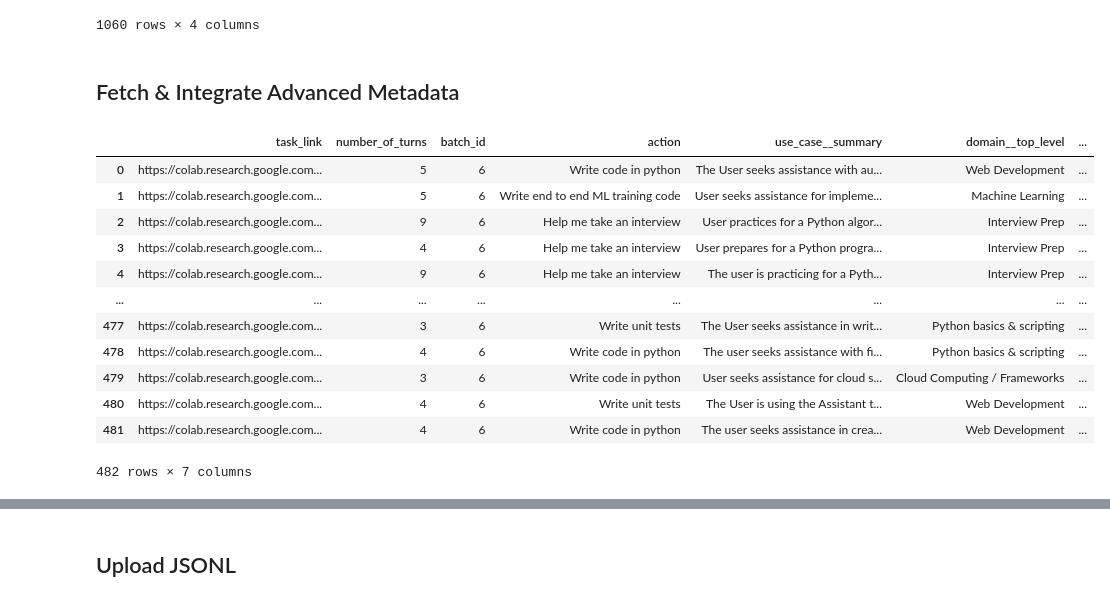
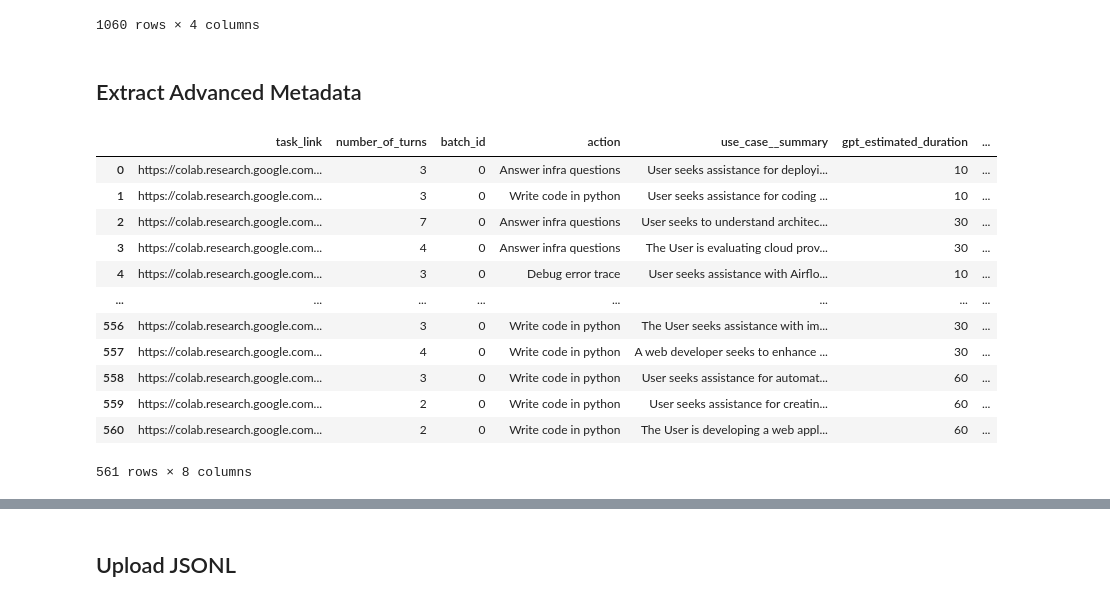
Before and after one commit to leJOEndary/character_tasks, a Jupyter notebook: operations/delivery/delivery_4.ipynb, the cells around one changed output, grey strips where cells are left out. Cells and saved outputs as stored; diff of their text form; code cells hidden in the pictures.

```diff
--- a/operations/delivery/delivery_4.ipynb
+++ b/operations/delivery/delivery_4.ipynb
@@ -172,7 +174,6 @@ for sheet_name in included_sheet_names:
     print(sheet_name)
     bdf = download_sheet_as_df(service_account_file, tracking_sheet_id, sheet_name)
     progress_batches.append(bdf)
-    print(bdf.shape)
 
 df = pd.concat(progress_batches, ignore_index=True)
 completed_df = df[df["completion_status"] == "Done"]
@@ -184,6 +185,10 @@ delivered = pd.concat([
     download_sheet_as_df(service_account_file, delivery_sheet_id, "Batch 3"),
     download_sheet_as_df(service_account_file, delivery_sheet_id, "Batch 4"),
     download_sheet_as_df(service_account_file, delivery_sheet_id, "Batch 5"),
+    download_sheet_as_df(service_account_file, delivery_sheet_id, "Batch 6"),
+    download_sheet_as_df(service_account_file, delivery_sheet_id, "Batch 7"),
+    download_sheet_as_df(service_account_file, delivery_sheet_id, "Batch 8"),
+    download_sheet_as_df(service_account_file, delivery_sheet_id, "Batch 9"),
 ], ignore_index=True)
 
 
@@ -212,24 +218,34 @@ from concurrent.futures import ThreadPoolExecutor, as_completed
 
 notebooks = []
 results = []
+errors = []
 
 def process_task_link(task_link):
-    notebook = get_colab_notebook(task_link, service_account_file)
-    parsed_notebook = notebook_parser(notebook)
-    parsed_messages = parsed_notebook["messages"]
-    number_of_turns = get_number_of_turns(parsed_messages)
-    return parsed_notebook, {
-        "task_link": task_link,
-        "n_messages": len(parsed_messages),
-        "number_of_turns": number_of_turns,
-    }
+    try:
+        notebook = get_colab_notebook(task_link, service_account_file)
+        parsed_notebook = notebook_parser(notebook)
+        parsed_messages = parsed_notebook["messages"]
+        number_of_turns = get_number_of_turns(parsed_messages)
+        return parsed_notebook, {
+            "task_link": task_link,
+            "n_messages": len(parsed_messages),
+            "number_of_turns": number_of_turns,
+        }
+    except Exception as e:
+        return None, {
+            "task_link": task_link,
+            "error": str(e)
+        }
 
 with ThreadPoolExecutor(max_workers=20) as executor:
     futures = [executor.submit(process_task_link, task_link) for task_link in completed_to_be_delivered_df["task_link"].tolist()]
     for future in as_completed(futures):
         notebook, result = future.result()
-        notebooks.append(notebook)
-        results.append(result)
+        if notebook is not None:
+            notebooks.append(notebook)
+            results.append(result)
+        else:
+            errors.append(result)
 
 
 results_df = pd.DataFrame(results)
@@ -529,4 +545,4 @@ all_flags = all_flags.merge(completed_to_be_delivered_df, on="task_link", how="l
 all_flags = all_flags.rename(columns={"assigned_to_email": "original_author_email"})
 all_flags.to_csv("batch_5_flags.csv", index=False)
 # %% [markdown]
-## Fetch & Integrate Advanced Metadata
+## Extract Advanced Metadata
@@ -749,49 +742,46 @@ metadata_results = extract_metadata_parallel(notebooks, results_df["task_link"].
 rich_task_metadata = []
 
 for task_link in metadata_results:
-
     rich_task_metadata = []
-
     for task_link in metadata_results:
         row_main = {
             "task_link": task_link["metadata"]["task_link"],
             "number_of_turns": get_number_of_turns(task_link["messages"]),
             "batch_id": DELIVERY_BATCH_NAME[-1],
             "domain": {
                 "top_level": task_link["metadata"]["domain"]["top_level"],
                 "sub_level": task_link["metadata"]["domain"]["sub_level"],
             },
             "action": task_link["metadata"]["action"],
             "use_case__summary": task_link["metadata"]["use_case_summary"],
-            # "gpt_estimated_duration": task_link["metadata"]["gpt_estimated_duration"],
+            "gpt_estimated_duration": task_link["metadata"]["gpt_estimated_duration"],
         }
         rich_task_metadata.append(row_main)
-
 
 
 rich_flattened_metadata = []
 for metadata in rich_task_metadata:
     current_metadata = metadata.copy()
     for key in metadata.keys():
         if isinstance(metadata[key], dict):
             for sub_key in metadata[key].keys():
                 current_metadata[f"{key}__{sub_key}"] = current_metadata[key][sub_key]
             current_metadata.pop(key)
     rich_flattened_metadata.append(current_metadata)
 
 df_metadata__output = pd.DataFrame(rich_flattened_metadata)
 df_metadata__output
 # %% [output]
-|  | task_link | number_of_turns | batch_id | action | use_case__summary | domain__top_level | ... |
-| 0 | https://colab.research.google.com... | 5 | 6 | Write code in python | The User seeks assistance with au... | Web Development | ... |
-| 1 | https://colab.research.google.com... | 5 | 6 | Write end to end ML training code | User seeks assistance for impleme... | Machine Learning | ... |
-| 2 | https://colab.research.google.com... | 9 | 6 | Help me take an interview | User practices for a Python algor... | Interview Prep | ... |
-| 3 | https://colab.research.google.com... | 4 | 6 | Help me take an interview | User prepares for a Python progra... | Interview Prep | ... |
-| 4 | https://colab.research.google.com... | 9 | 6 | Help me take an interview | The user is practicing for a Pyth... | Interview Prep | ... |
+|  | task_link | number_of_turns | batch_id | action | use_case__summary | gpt_estimated_duration | ... |
+| 0 | https://colab.research.google.com... | 3 | 0 | Answer infra questions | User seeks assistance for deployi... | 10 | ... |
+| 1 | https://colab.research.google.com... | 3 | 0 | Write code in python | User seeks assistance for coding ... | 10 | ... |
+| 2 | https://colab.research.google.com... | 7 | 0 | Answer infra questions | User seeks to understand architec... | 30 | ... |
+| 3 | https://colab.research.google.com... | 4 | 0 | Answer infra questions | The User is evaluating cloud prov... | 30 | ... |
+| 4 | https://colab.research.google.com... | 3 | 0 | Debug error trace | User seeks assistance with Airflo... | 10 | ... |
 | ... | ... | ... | ... | ... | ... | ... | ... |
-| 477 | https://colab.research.google.com... | 3 | 6 | Write unit tests | The User seeks assistance in writ... | Python basics & scripting | ... |
-| 478 | https://colab.research.google.com... | 4 | 6 | Write code in python | The user seeks assistance with fi... | Python basics & scripting | ... |
-| 479 | https://colab.research.google.com... | 3 | 6 | Write code in python | User seeks assistance for cloud s... | Cloud Computing / Frameworks | ... |
-| 480 | https://colab.research.google.com... | 4 | 6 | Write unit tests | The User is using the Assistant t... | Web Development | ... |
-| 481 | https://colab.research.google.com... | 4 | 6 | Write code in python | The user seeks assistance in crea... | Web Development | ... |
+| 556 | https://colab.research.google.com... | 3 | 0 | Write code in python | The User seeks assistance with im... | 30 | ... |
+| 557 | https://colab.research.google.com... | 4 | 0 | Write code in python | A web developer seeks to enhance ... | 30 | ... |
+| 558 | https://colab.research.google.com... | 3 | 0 | Write code in python | User seeks assistance for automat... | 60 | ... |
+| 559 | https://colab.research.google.com... | 2 | 0 | Write code in python | User seeks assistance for creatin... | 60 | ... |
+| 560 | https://colab.research.google.com... | 2 | 0 | Write code in python | The User is developing a web appl... | 60 | ... |
-482 rows × 7 columns
+561 rows × 8 columns
```
Also changed, not shown: parts of 13 cells of this notebook, 4 other files.
